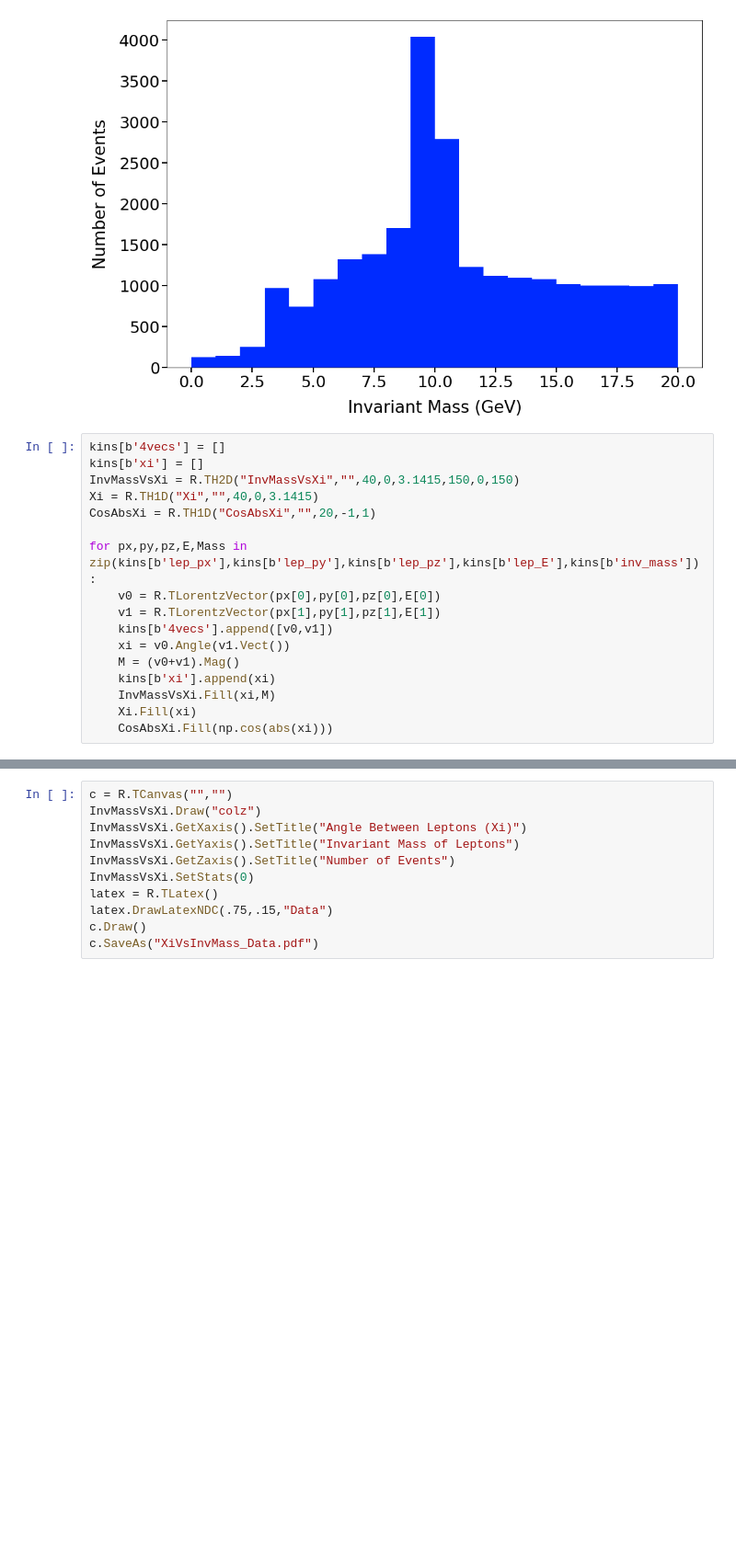
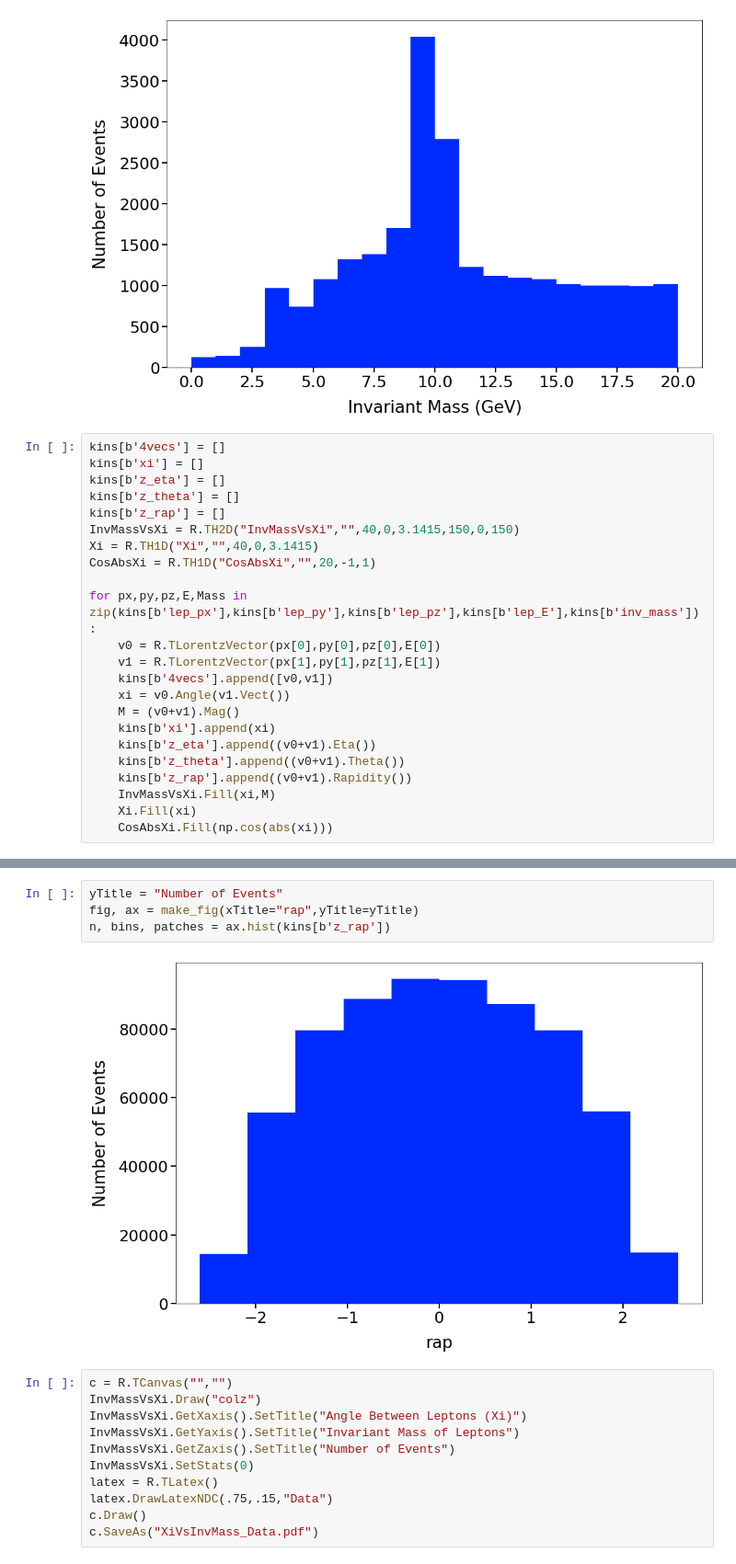
Before and after one commit to badeaa3/HarvardPhys145, a Jupyter notebook: python/Dilepton Invariant Mass Distribution.ipynb, the cells around one changed output, grey strips where cells are left out. Shown at 92% size. Drawn from its saved outputs; the diff is of its cells as text; blank space fills up the shorter version.

```diff
--- a/python/Dilepton Invariant Mass Distribution.ipynb
+++ b/python/Dilepton Invariant Mass Distribution.ipynb
@@ -68,6 +76,9 @@ n, bins, patches = ax.hist(kins[b'inv_mass'], np.linspace(0,20,21))
 # %%
 kins[b'4vecs'] = []
 kins[b'xi'] = []
+kins[b'z_eta'] = []
+kins[b'z_theta'] = []
+kins[b'z_rap'] = []
 InvMassVsXi = R.TH2D("InvMassVsXi","",40,0,3.1415,150,0,150)
 Xi = R.TH1D("Xi","",40,0,3.1415)
 CosAbsXi = R.TH1D("CosAbsXi","",20,-1,1)
@@ -79,6 +90,9 @@ for px,py,pz,E,Mass in zip(kins[b'lep_px'],kins[b'lep_py'],kins[b'lep_pz'],kins[
     xi = v0.Angle(v1.Vect())
     M = (v0+v1).Mag()
     kins[b'xi'].append(xi)
+    kins[b'z_eta'].append((v0+v1).Eta())
+    kins[b'z_theta'].append((v0+v1).Theta())
+    kins[b'z_rap'].append((v0+v1).Rapidity())
     InvMassVsXi.Fill(xi,M)
     Xi.Fill(xi)
     CosAbsXi.Fill(np.cos(abs(xi)))
@@ -88,3 +99,9 @@ Warning in <TROOT::Append>: Replacing existing TH1: Xi (Potential memory leak).
+# %%
+yTitle = "Number of Events"
+fig, ax = make_fig(xTitle="rap",yTitle=yTitle)
+n, bins, patches = ax.hist(kins[b'z_rap'])
+# %% [output]
+[figure, added]
 # %%
 c = R.TCanvas("","")
 InvMassVsXi.Draw("colz")
```
Also changed, not shown: parts of 4 cells of this notebook, 1 other file.
